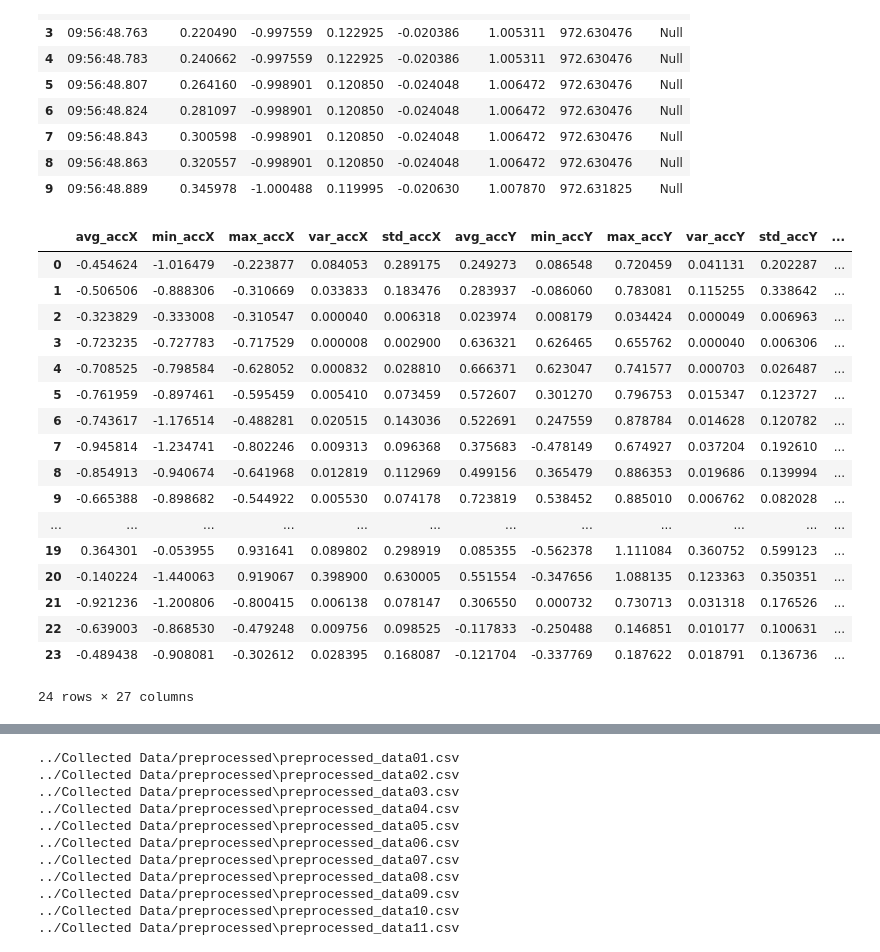
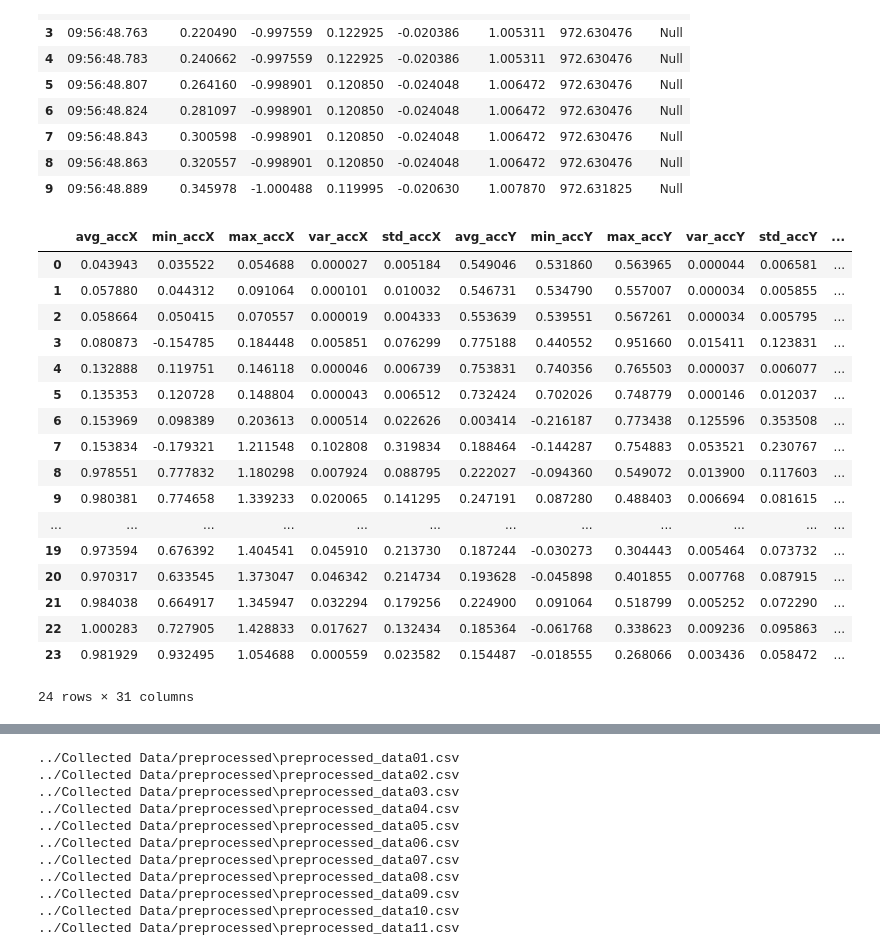
Before and after one commit to iiMox/project_work_stairs_lift_detection, a Jupyter notebook: python_notebooks/data_preprocessing.ipynb, the cells around one changed output, grey strips where cells are left out. Saved outputs shown, nothing was run; the diff lists cells and outputs as text; code cells hidden in the pictures.

Commit message:
included skewness, kurtosis and other features for pressutre

```diff
--- a/python_notebooks/data_preprocessing.ipynb
+++ b/python_notebooks/data_preprocessing.ipynb
@@ -1,8 +1,9 @@
 # %%
 import pandas as pd
 import numpy as np
+from scipy.stats import skew, kurtosis
 datadir = '../Collected Data/'
-dataset = pd.read_csv(datadir+'Collected Labeled Data - Phase 01/participant 20.csv')
+dataset = pd.read_csv(datadir+'Collected Labeled Data - Phase 01/participant 10.csv')
 # %%
 dataset.head(10)
 # %% [output]
@@ -58,41 +59,45 @@ def summarize_interval(group):
         'min_pressure': group['Pressure'].min(),
         'max_pressure': group['Pressure'].max(),
         'var_pressure': group['Pressure'].var(),
+        'range_pressure': (group['Pressure'].max() - group['Pressure'].min()),
         'std_pressure': np.std(group['Pressure']),
         'slope_pressure': calculate_slope(group['Pressure']),
+        'kurtosis_pressure': kurtosis(group['Pressure']),
+        'Interqartile_percentage_Pressure': (np.percentile(group['Pressure'], 75) - np.percentile(group['Pressure'], 25)),
+        'skew_pressure': skew(group['Pressure']),
         'Label': group['Label'].mode().iloc[0]  # Most frequent label in the interval
     }
     return pd.Series(summary)
 # %%
 # Applying the summarize_interval function to each 2-second interval
 interval_seconds = 4
 result_df = dataset.groupby(dataset['Timestamp'] // interval_seconds).apply(summarize_interval)
 
 # Reset index and drop the Timestamp column (if needed)
 result_df.reset_index(drop=True, inplace=True)
 
 # Step 5: Save the preprocessed data to a new CSV file
-result_df.to_csv(datadir+'preprocessed/preprocessed_data20.csv', index=False)
+result_df.to_csv(datadir+'preprocessed/preprocessed_data10.csv', index=False)
 result_df.head(24)
 # %% [output]
 |  | avg_accX | min_accX | max_accX | var_accX | std_accX | avg_accY | min_accY | max_accY | var_accY | std_accY | ... |
-| 0 | -0.454624 | -1.016479 | -0.223877 | 0.084053 | 0.289175 | 0.249273 | 0.086548 | 0.720459 | 0.041131 | 0.202287 | ... |
-| 1 | -0.506506 | -0.888306 | -0.310669 | 0.033833 | 0.183476 | 0.283937 | -0.086060 | 0.783081 | 0.115255 | 0.338642 | ... |
-| 2 | -0.323829 | -0.333008 | -0.310547 | 0.000040 | 0.006318 | 0.023974 | 0.008179 | 0.034424 | 0.000049 | 0.006963 | ... |
-| 3 | -0.723235 | -0.727783 | -0.717529 | 0.000008 | 0.002900 | 0.636321 | 0.626465 | 0.655762 | 0.000040 | 0.006306 | ... |
-| 4 | -0.708525 | -0.798584 | -0.628052 | 0.000832 | 0.028810 | 0.666371 | 0.623047 | 0.741577 | 0.000703 | 0.026487 | ... |
-| 5 | -0.761959 | -0.897461 | -0.595459 | 0.005410 | 0.073459 | 0.572607 | 0.301270 | 0.796753 | 0.015347 | 0.123727 | ... |
-| 6 | -0.743617 | -1.176514 | -0.488281 | 0.020515 | 0.143036 | 0.522691 | 0.247559 | 0.878784 | 0.014628 | 0.120782 | ... |
-| 7 | -0.945814 | -1.234741 | -0.802246 | 0.009313 | 0.096368 | 0.375683 | -0.478149 | 0.674927 | 0.037204 | 0.192610 | ... |
-| 8 | -0.854913 | -0.940674 | -0.641968 | 0.012819 | 0.112969 | 0.499156 | 0.365479 | 0.886353 | 0.019686 | 0.139994 | ... |
-| 9 | -0.665388 | -0.898682 | -0.544922 | 0.005530 | 0.074178 | 0.723819 | 0.538452 | 0.885010 | 0.006762 | 0.082028 | ... |
+| 0 | 0.043943 | 0.035522 | 0.054688 | 0.000027 | 0.005184 | 0.549046 | 0.531860 | 0.563965 | 0.000044 | 0.006581 | ... |
+| 1 | 0.057880 | 0.044312 | 0.091064 | 0.000101 | 0.010032 | 0.546731 | 0.534790 | 0.557007 | 0.000034 | 0.005855 | ... |
+| 2 | 0.058664 | 0.050415 | 0.070557 | 0.000019 | 0.004333 | 0.553639 | 0.539551 | 0.567261 | 0.000034 | 0.005795 | ... |
+| 3 | 0.080873 | -0.154785 | 0.184448 | 0.005851 | 0.076299 | 0.775188 | 0.440552 | 0.951660 | 0.015411 | 0.123831 | ... |
+| 4 | 0.132888 | 0.119751 | 0.146118 | 0.000046 | 0.006739 | 0.753831 | 0.740356 | 0.765503 | 0.000037 | 0.006077 | ... |
+| 5 | 0.135353 | 0.120728 | 0.148804 | 0.000043 | 0.006512 | 0.732424 | 0.702026 | 0.748779 | 0.000146 | 0.012037 | ... |
+| 6 | 0.153969 | 0.098389 | 0.203613 | 0.000514 | 0.022626 | 0.003414 | -0.216187 | 0.773438 | 0.125596 | 0.353508 | ... |
+| 7 | 0.153834 | -0.179321 | 1.211548 | 0.102808 | 0.319834 | 0.188464 | -0.144287 | 0.754883 | 0.053521 | 0.230767 | ... |
+| 8 | 0.978551 | 0.777832 | 1.180298 | 0.007924 | 0.088795 | 0.222027 | -0.094360 | 0.549072 | 0.013900 | 0.117603 | ... |
+| 9 | 0.980381 | 0.774658 | 1.339233 | 0.020065 | 0.141295 | 0.247191 | 0.087280 | 0.488403 | 0.006694 | 0.081615 | ... |
 | ... | ... | ... | ... | ... | ... | ... | ... | ... | ... | ... | ... |
-| 19 | 0.364301 | -0.053955 | 0.931641 | 0.089802 | 0.298919 | 0.085355 | -0.562378 | 1.111084 | 0.360752 | 0.599123 | ... |
-| 20 | -0.140224 | -1.440063 | 0.919067 | 0.398900 | 0.630005 | 0.551554 | -0.347656 | 1.088135 | 0.123363 | 0.350351 | ... |
-| 21 | -0.921236 | -1.200806 | -0.800415 | 0.006138 | 0.078147 | 0.306550 | 0.000732 | 0.730713 | 0.031318 | 0.176526 | ... |
-| 22 | -0.639003 | -0.868530 | -0.479248 | 0.009756 | 0.098525 | -0.117833 | -0.250488 | 0.146851 | 0.010177 | 0.100631 | ... |
-| 23 | -0.489438 | -0.908081 | -0.302612 | 0.028395 | 0.168087 | -0.121704 | -0.337769 | 0.187622 | 0.018791 | 0.136736 | ... |
+| 19 | 0.973594 | 0.676392 | 1.404541 | 0.045910 | 0.213730 | 0.187244 | -0.030273 | 0.304443 | 0.005464 | 0.073732 | ... |
+| 20 | 0.970317 | 0.633545 | 1.373047 | 0.046342 | 0.214734 | 0.193628 | -0.045898 | 0.401855 | 0.007768 | 0.087915 | ... |
+| 21 | 0.984038 | 0.664917 | 1.345947 | 0.032294 | 0.179256 | 0.224900 | 0.091064 | 0.518799 | 0.005252 | 0.072290 | ... |
+| 22 | 1.000283 | 0.727905 | 1.428833 | 0.017627 | 0.132434 | 0.185364 | -0.061768 | 0.338623 | 0.009236 | 0.095863 | ... |
+| 23 | 0.981929 | 0.932495 | 1.054688 | 0.000559 | 0.023582 | 0.154487 | -0.018555 | 0.268066 | 0.003436 | 0.058472 | ... |
-24 rows × 27 columns
+24 rows × 31 columns
 # %%
 import glob
 dir = (datadir+'preprocessed/')
```
Also changed, not shown: parts of 2 cells of this notebook.
